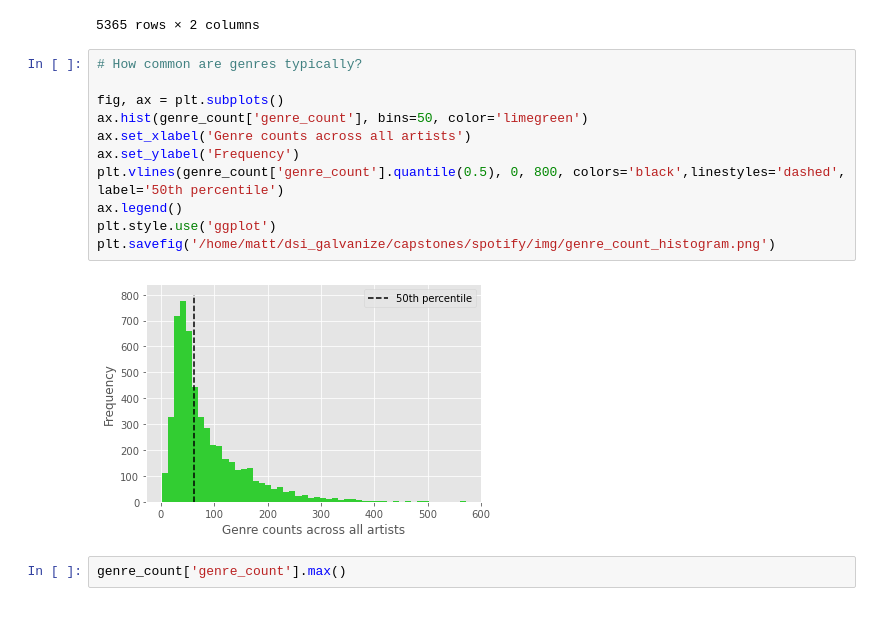
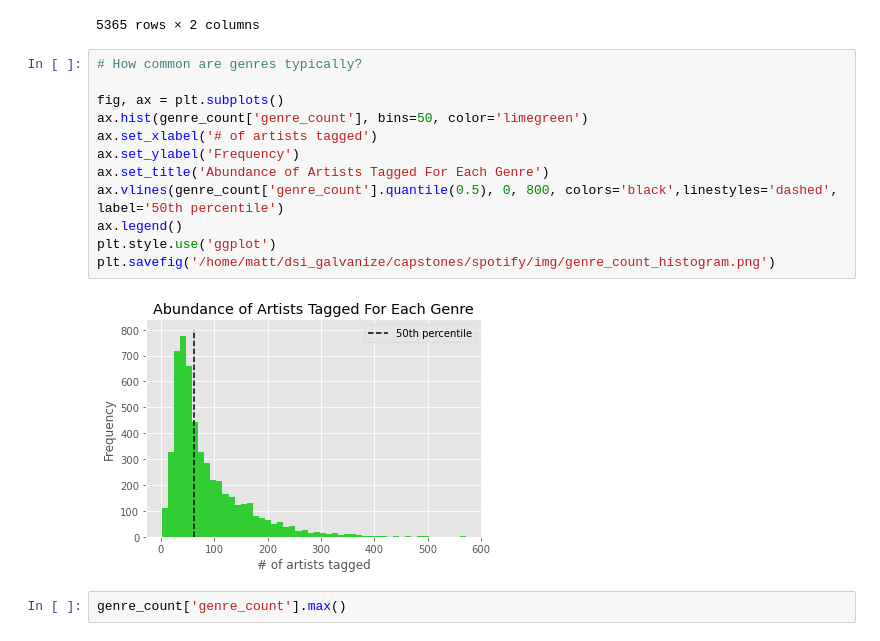
Before and after one commit to mattslatt/music_in_motion_acoustic_signatures, a Jupyter notebook: notebooks/artists.ipynb, the cells around one changed output. Drawn from its saved outputs; the diff is of its cells as text.

```diff
--- a/notebooks/artists.ipynb
+++ b/notebooks/artists.ipynb
@@ -114,16 +118,17 @@ genre_count.sort_values('genre_count', ascending=False)
 # %%
 # How common are genres typically?
 
 fig, ax = plt.subplots()
 ax.hist(genre_count['genre_count'], bins=50, color='limegreen')
-ax.set_xlabel('Genre counts across all artists')
+ax.set_xlabel('# of artists tagged')
 ax.set_ylabel('Frequency')
-plt.vlines(genre_count['genre_count'].quantile(0.5), 0, 800, colors='black',linestyles='dashed', label='50th percentile')
+ax.set_title('Abundance of Artists Tagged For Each Genre')
+ax.vlines(genre_count['genre_count'].quantile(0.5), 0, 800, colors='black',linestyles='dashed', label='50th percentile')
 ax.legend()
 plt.style.use('ggplot')
 plt.savefig('/home/matt/dsi_galvanize/capstones/spotify/img/genre_count_histogram.png')
 # %% [output]
-[figure, old version]
+[figure, new version]
 # %%
 genre_count['genre_count'].max()
 # %% [output]
```
Also changed, not shown: parts of 11 cells of this notebook, 7 other files.
